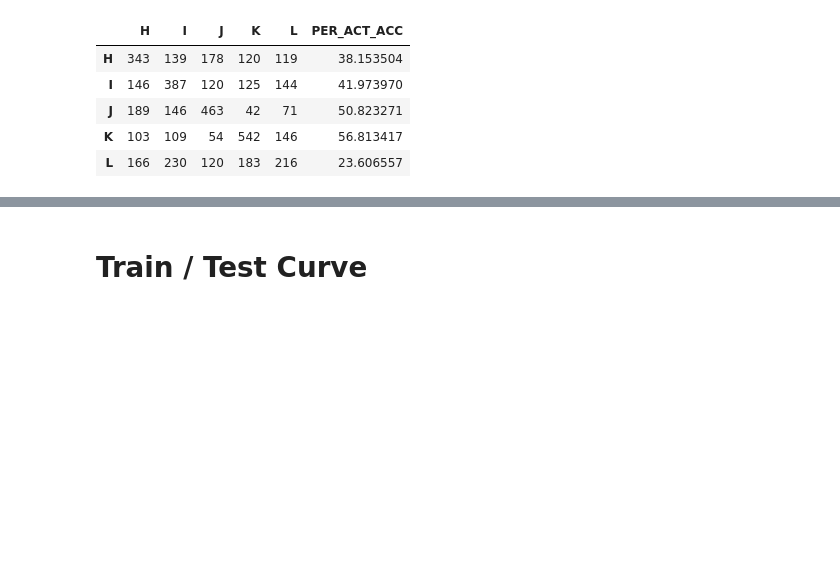
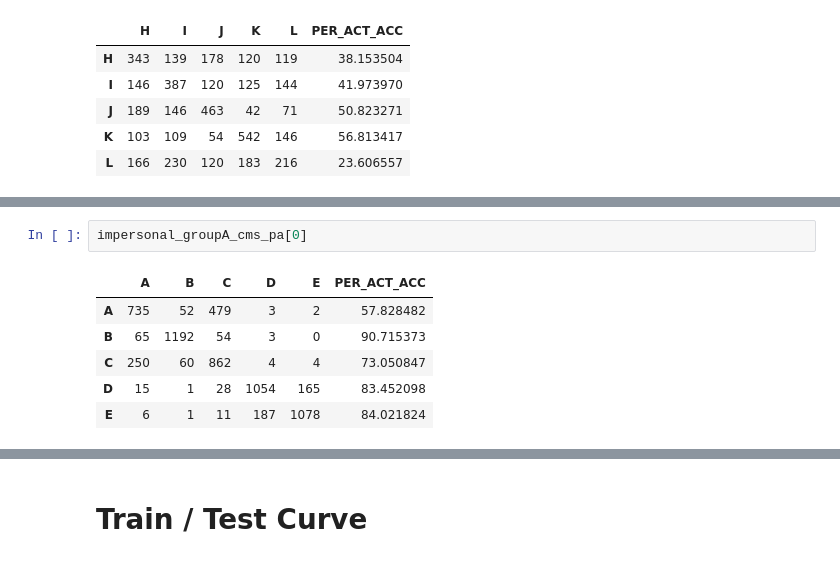
Before and after one commit to abby1ill/AR-sensor-fusion, a Jupyter notebook: Scripts.ipynb, the cells around one changed output, grey strips where cells are left out. Drawn from its saved outputs; the diff is of its cells as text; blank space fills up the shorter version.

```diff
--- a/Scripts.ipynb
+++ b/Scripts.ipynb
@@ -2066,0 +2101,9 @@ impersonal_groupC_cms_wg[0]
+# %%
+impersonal_groupA_cms_pa[0]
+# %% [output]
+|  | A | B | C | D | E | PER_ACT_ACC |
+| A | 735 | 52 | 479 | 3 | 2 | 57.828482 |
+| B | 65 | 1192 | 54 | 3 | 0 | 90.715373 |
+| C | 250 | 60 | 862 | 4 | 4 | 73.050847 |
+| D | 15 | 1 | 28 | 1054 | 165 | 83.452098 |
+| E | 6 | 1 | 11 | 187 | 1078 | 84.021824 |
```
Also changed, not shown: parts of 9 cells of this notebook.
